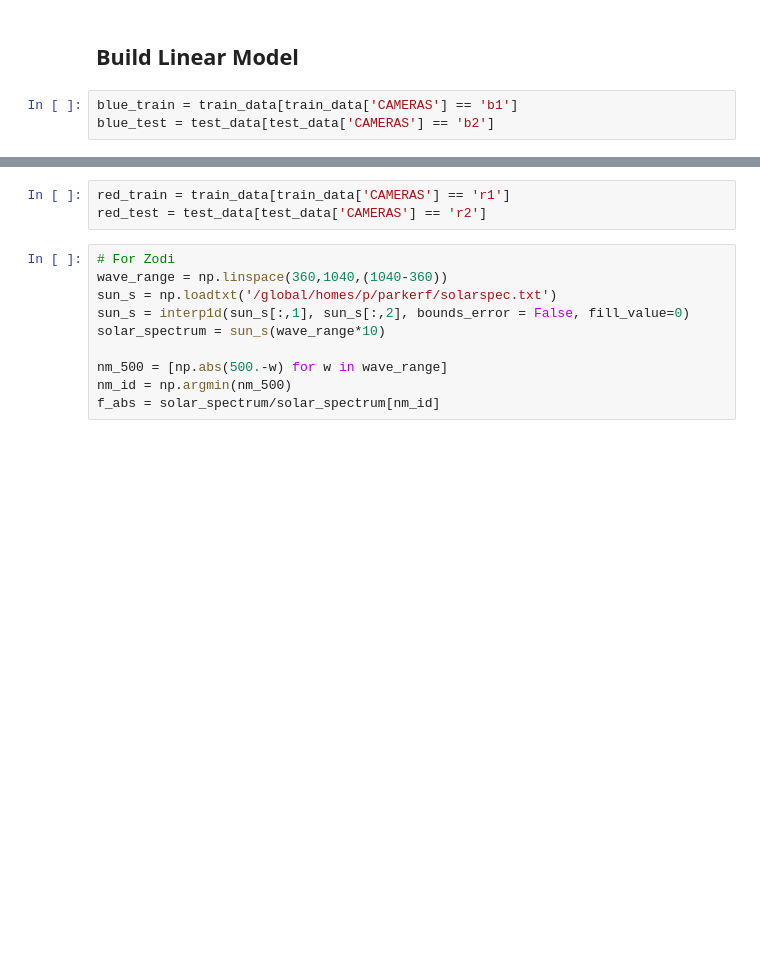
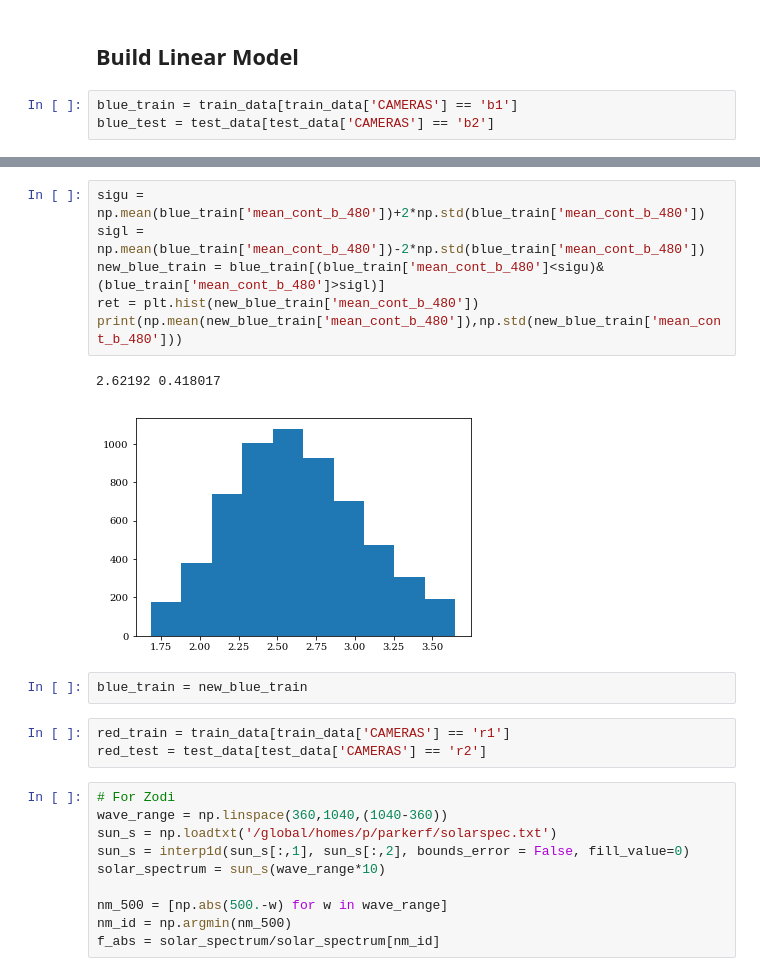
Before and after one commit to parfa30/SkyModelling, a Jupyter notebook: FitBands.ipynb, the cells around one changed output, grey strips where cells are left out. Drawn from its saved outputs; the diff is of its cells as text; blank space fills up the shorter version.

```diff
--- a/FitBands.ipynb
+++ b/FitBands.ipynb
@@ -74,3 +97,14 @@ blue_test = test_data[test_data['CAMERAS'] == 'b2']
+# %%
+sigu = np.mean(blue_train['mean_cont_b_480'])+2*np.std(blue_train['mean_cont_b_480'])
+sigl = np.mean(blue_train['mean_cont_b_480'])-2*np.std(blue_train['mean_cont_b_480'])
+new_blue_train = blue_train[(blue_train['mean_cont_b_480']<sigu)&(blue_train['mean_cont_b_480']>sigl)]
+ret = plt.hist(new_blue_train['mean_cont_b_480'])
+print(np.mean(new_blue_train['mean_cont_b_480']),np.std(new_blue_train['mean_cont_b_480']))
+# %% [output]
+2.62192 0.418017
+[figure, added]
+# %%
+blue_train = new_blue_train
 # %%
 red_train = train_data[train_data['CAMERAS'] == 'r1']
 red_test = test_data[test_data['CAMERAS'] == 'r2']
```
Also changed, not shown: parts of 7 cells of this notebook.
